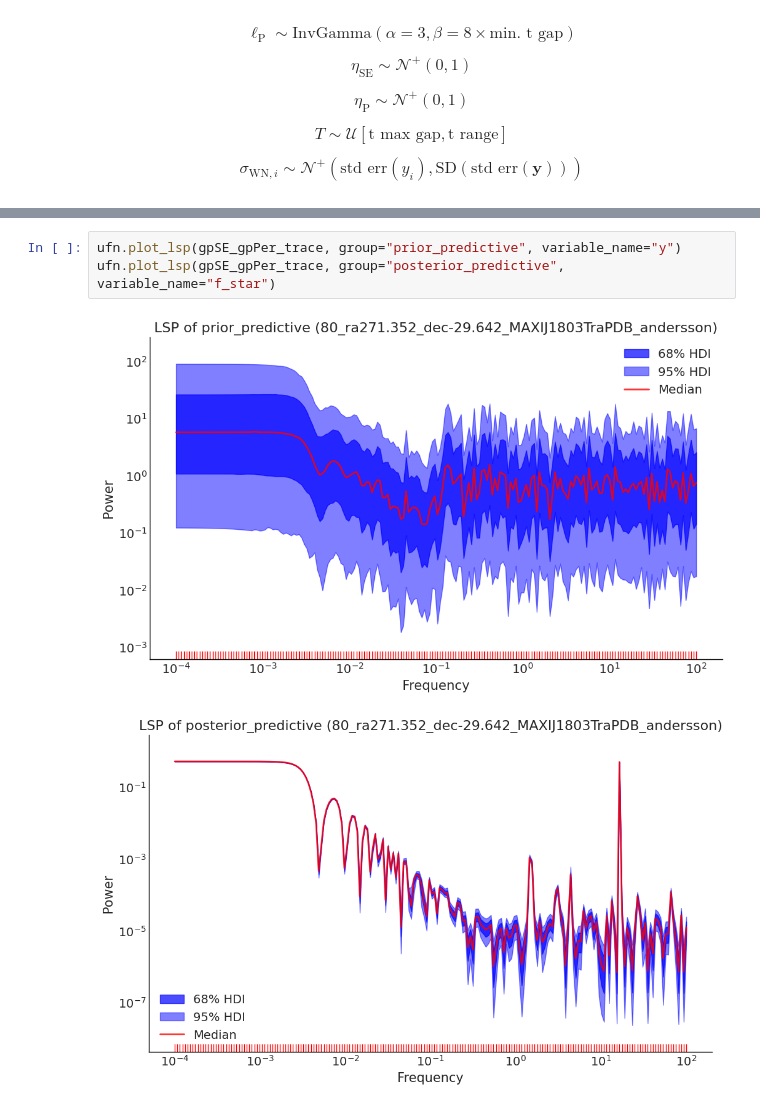
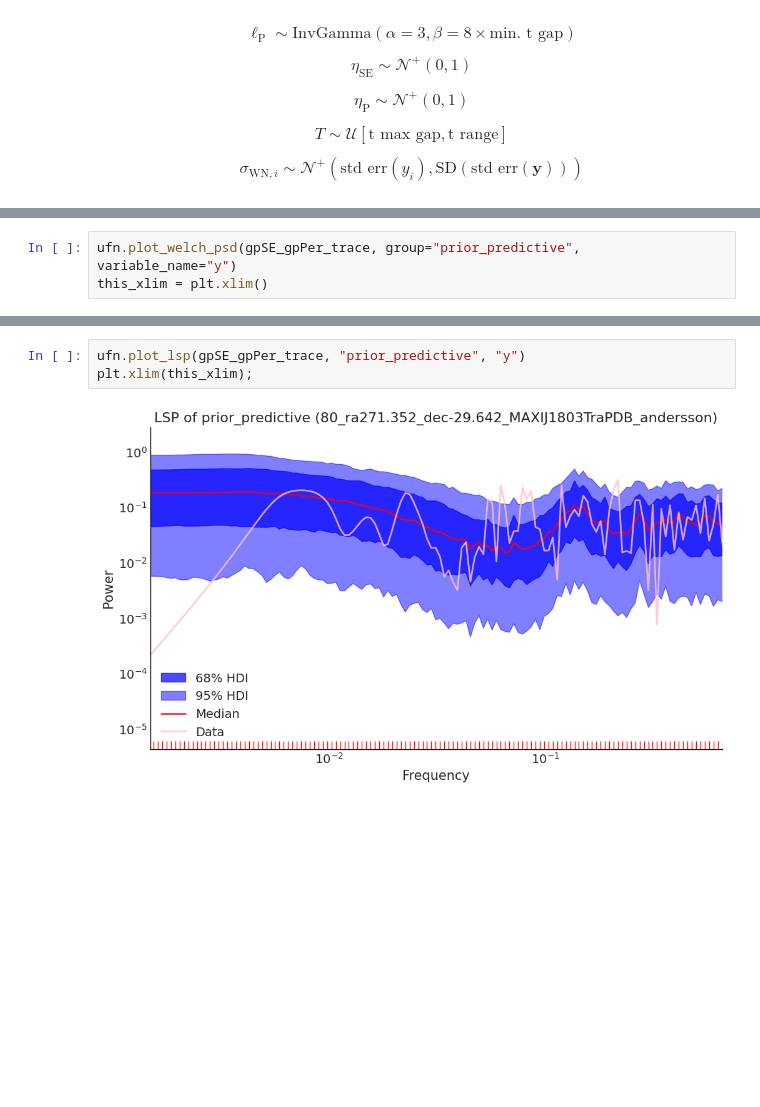
Before and after one commit to shihchingfu/gp-sandbox-thunderkat, a Jupyter notebook: fitting_80_ra271.352_dec-29.642_MAXIJ1803.ipynb, the cells around one changed output, grey strips where cells are left out. Saved outputs shown, nothing was run; the diff lists cells and outputs as text; blank space fills up the shorter version.

```diff
--- a/fitting_80_ra271.352_dec-29.642_MAXIJ1803.ipynb
+++ b/fitting_80_ra271.352_dec-29.642_MAXIJ1803.ipynb
@@ -135,0 +128,3 @@ ufn.plot_postpred_samples(gpSE_gpPer_trace, "f_star")
+# %%
+ufn.plot_welch_psd(gpSE_gpPer_trace, group="prior_predictive", variable_name="y")
+this_xlim = plt.xlim()
@@ -157,6 +151,5 @@ plt.axvline(x=1/44, c="r")
 # %%
-ufn.plot_lsp(gpSE_gpPer_trace, group="prior_predictive", variable_name="y")
-ufn.plot_lsp(gpSE_gpPer_trace, group="posterior_predictive", variable_name="f_star")
+ufn.plot_lsp(gpSE_gpPer_trace, "prior_predictive", "y")
+plt.xlim(this_xlim);
 # %% [output]
-[figure, old version]
+[figure, new version]
-[figure, removed]
```
Also changed, not shown: parts of 21 cells of this notebook, 2 other files.
